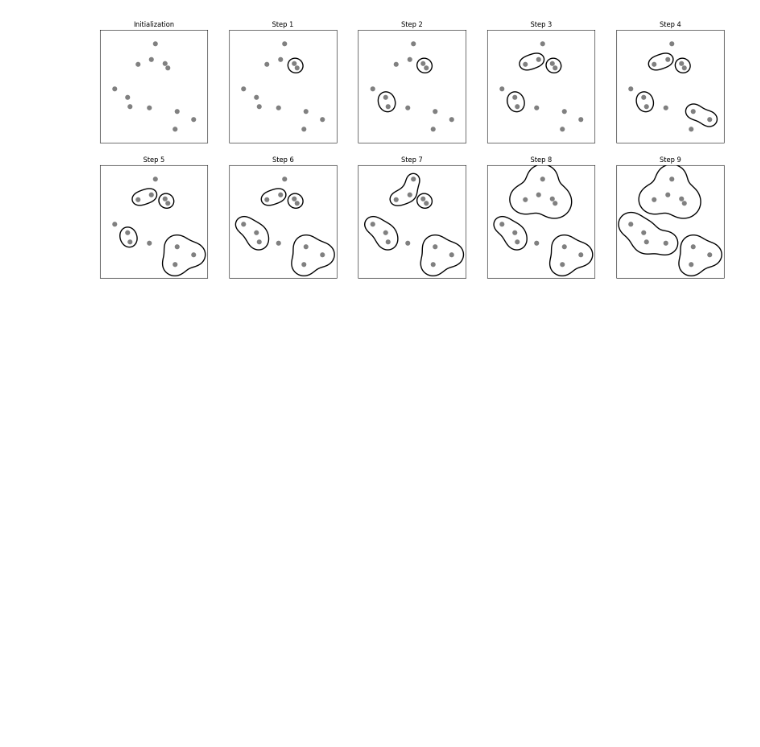
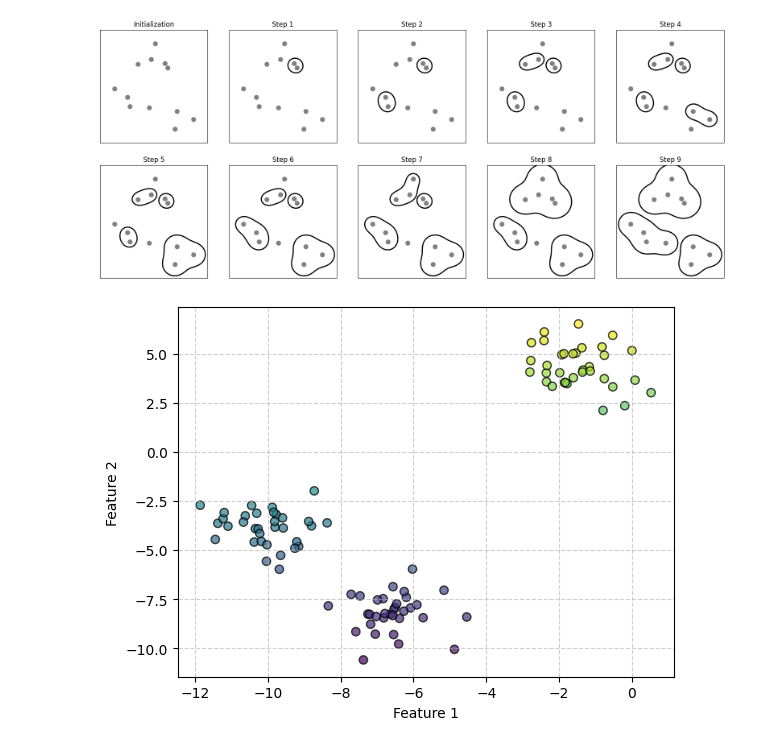
Before and after one commit to HANTU7-web/Introduction-to-Machine-Learning-with-python-codes-and-implementations, a Jupyter notebook: Clustering.ipynb, the cells around one changed output. Cells and saved outputs as stored; diff of their text form; code cells hidden in the pictures; blank space fills up the shorter version.

Commit message:
added and learnt agglomerative clustering

```diff
--- a/Clustering.ipynb
+++ b/Clustering.ipynb
@@ -34,3 +34,15 @@ mglearn.plots.plot_agglomerative_algorithm()
 plt.show()
 # %% [output]
 [figure]
+# %%
+from sklearn.cluster import AgglomerativeClustering
+X , y = make_blobs(random_state=1)
+
+## inspecting the data
+plt.scatter(X[:, 0],X[:, 1], c=X[:,1], cmap='viridis', edgecolors='k', alpha=0.7)
+plt.xlabel("Feature 1")
+plt.ylabel("Feature 2")
+plt.grid(True, linestyle = '--', alpha = 0.6)
+plt.show()
+# %% [output]
+[figure, added]
```
Also changed, not shown: parts of 2 cells of this notebook.
